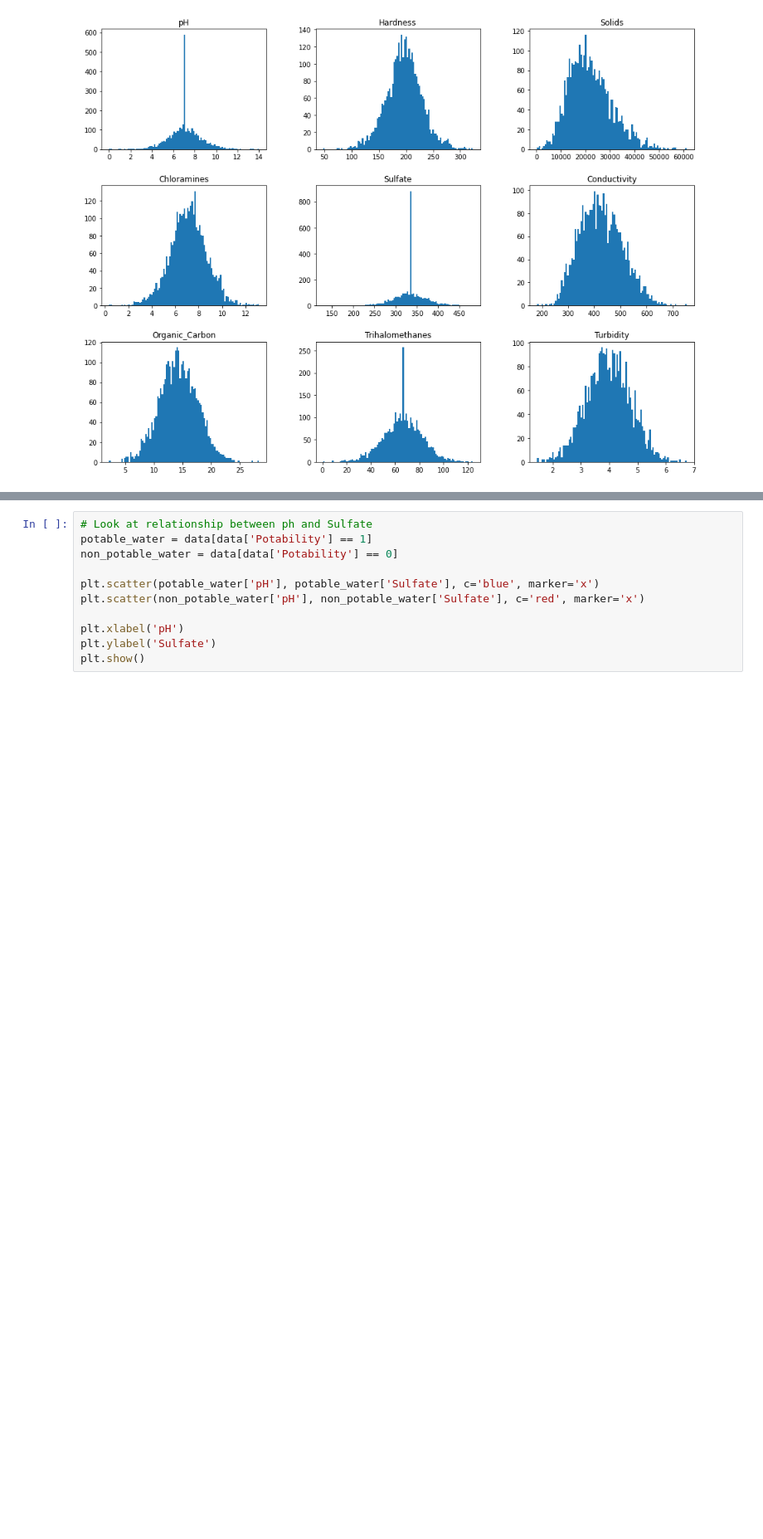
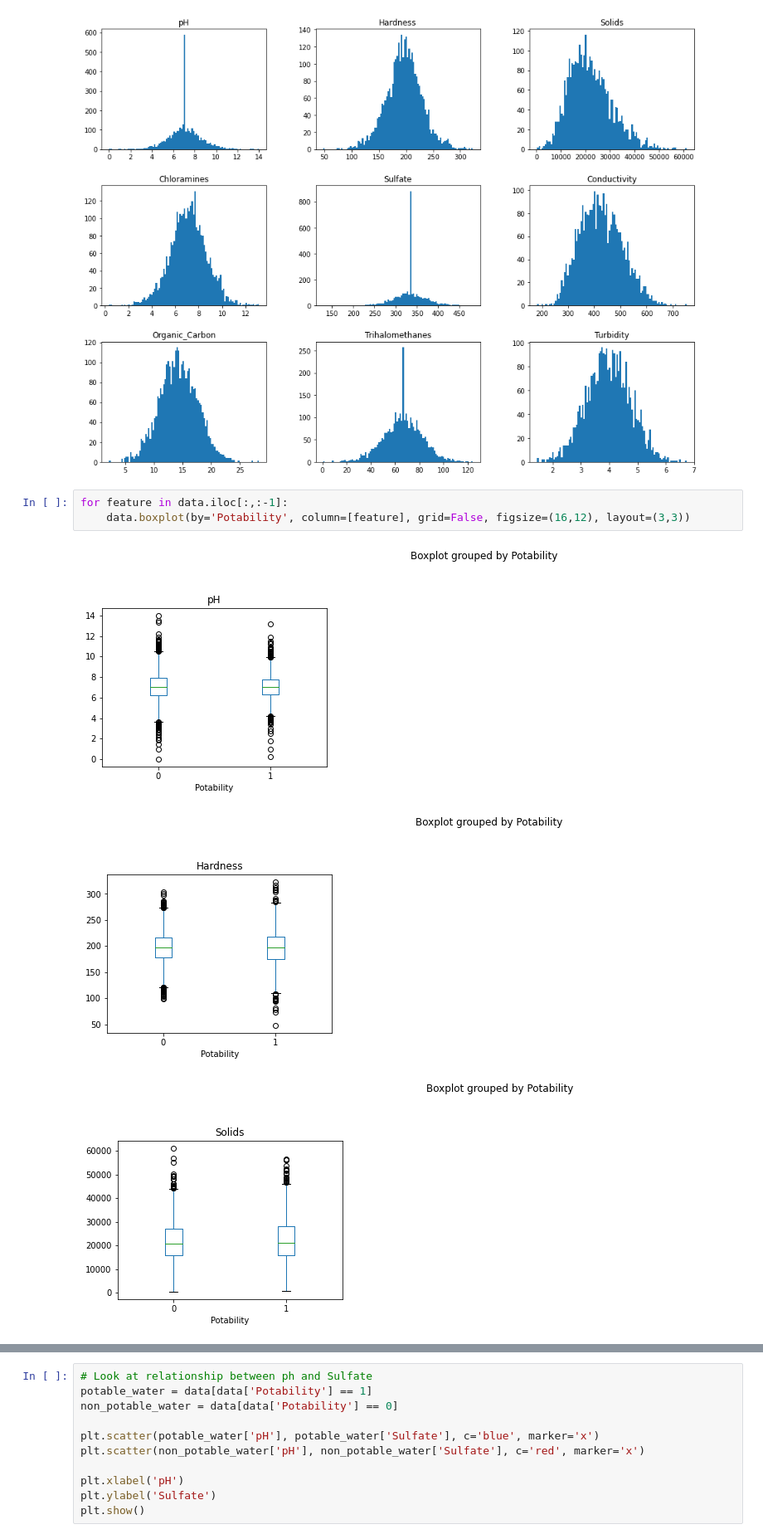
Before and after one commit to thomaspeavler/Water-Potability-Classifier, a Jupyter notebook: water-classifier.ipynb, the cells around one changed output, grey strips where cells are left out. Shown at 83% size. Cells and saved outputs as stored; diff of their text form; blank space fills up the shorter version.

```diff
--- a/water-classifier.ipynb
+++ b/water-classifier.ipynb
@@ -186,3 +186,10 @@ array([[<AxesSubplot:title={'center':'pH'}>,
         <AxesSubplot:title={'center':'Trihalomethanes'}>,
         <AxesSubplot:title={'center':'Turbidity'}>]], dtype=object)
 [figure]
+# %%
+for feature in data.iloc[:,:-1]:
+    data.boxplot(by='Potability', column=[feature], grid=False, figsize=(16,12), layout=(3,3))
+# %% [output]
+[figure, added]
+[figure, added]
+[figure, added]
```
Also changed, not shown: parts of 15 cells of this notebook.
